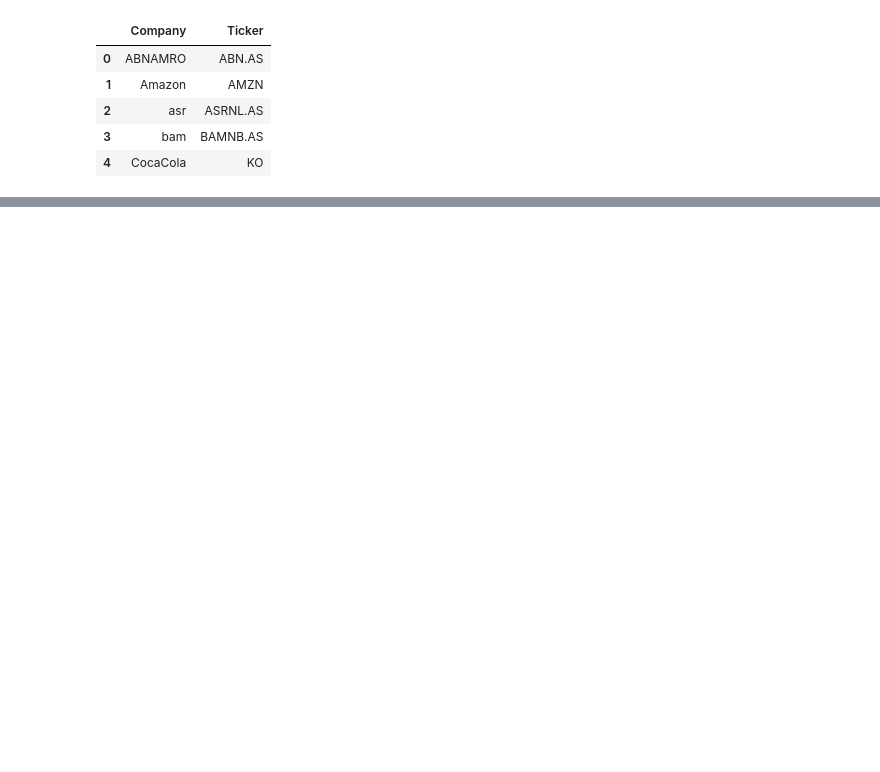
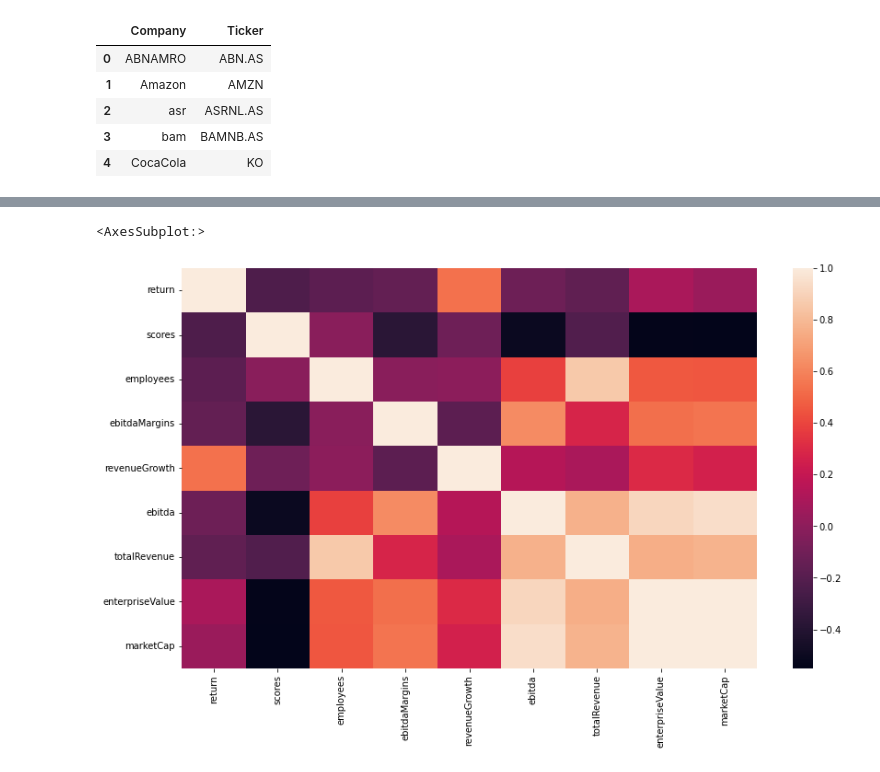
Before and after one commit to benjaminrike1/social_score, a Jupyter notebook: financial_model.ipynb, the cells around one changed output, grey strips where cells are left out. Cells and saved outputs as stored; diff of their text form; code cells hidden in the pictures; blank space fills up the shorter version.

Commit message:
Minor text fixes and correlation plot

```diff
--- a/financial_model.ipynb
+++ b/financial_model.ipynb
@@ -127,3 +112,6 @@ df_financial.head()
 # %%
 df_financial['return'] = (df_financial['USD_adjusted_2022.10.05']-df_financial['USD_adjusted_2020.10.05'])/(df_financial['USD_adjusted_2020.10.05'])
 df_financial['exchange_return'] = (df_financial['USD_Exchange_2022.10.05']-df_financial['USD_Exchange_2020.10.05'])/(df_financial['USD_Exchange_2020.10.05'])
+# %%
+df_financial['constant'] = [1 for i in range(df_financial.shape[0])]
+df_financial.head()
@@ -145,0 +171,7 @@ import statsmodels.api as sm
+# %%
+corr_feat = ['return', 'scores','employees','ebitdaMargins','revenueGrowth','ebitda','totalRevenue','enterpriseValue','marketCap']
+df_corr = df_financial[corr_feat]
+# %%
+# correlation plot
+corr = df_corr.corr()
+corr
@@ -145,0 +189,8 @@ import statsmodels.api as sm
+# %%
+import seaborn as sns
+import matplotlib.pyplot as plt
+f, ax = plt.subplots(figsize=(14,8))
+sns.heatmap(corr, ax=ax)
+# %% [output]
+<AxesSubplot:>
+[figure, added]
```
Also changed, not shown: parts of 14 cells of this notebook, 1 other file.
